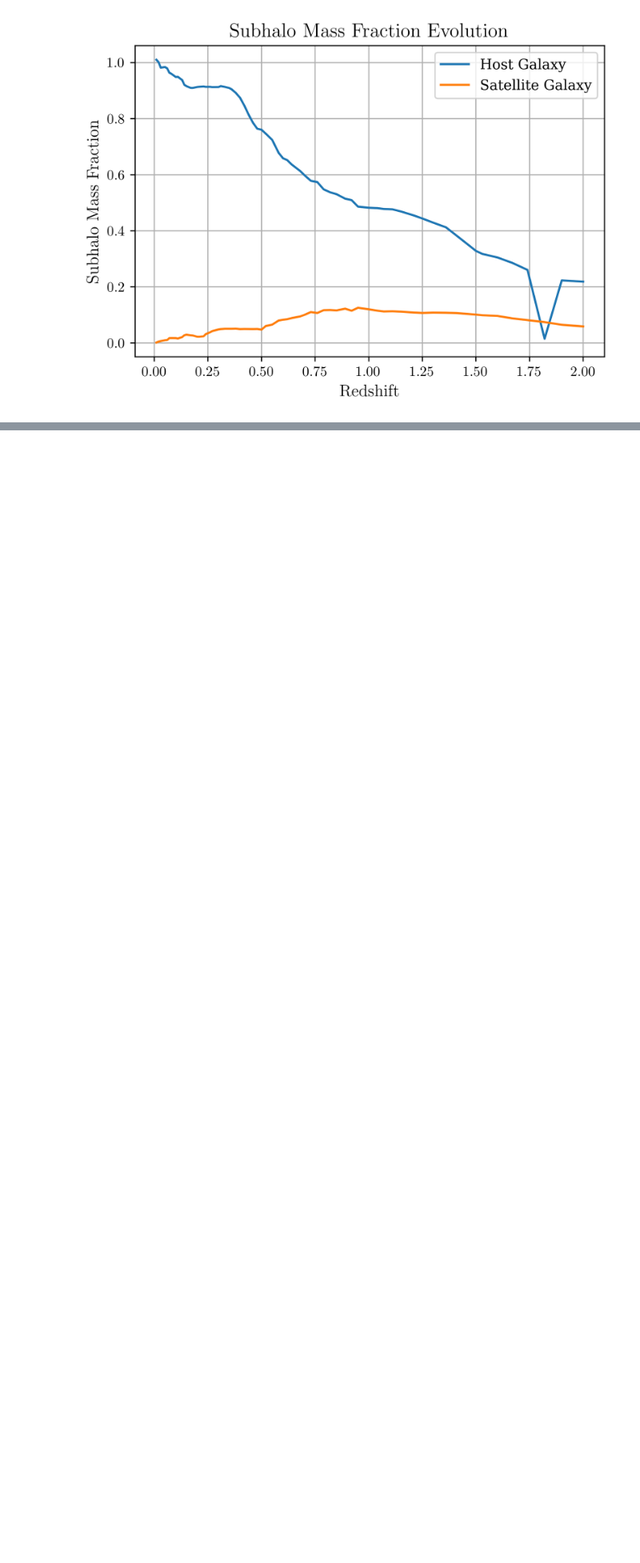
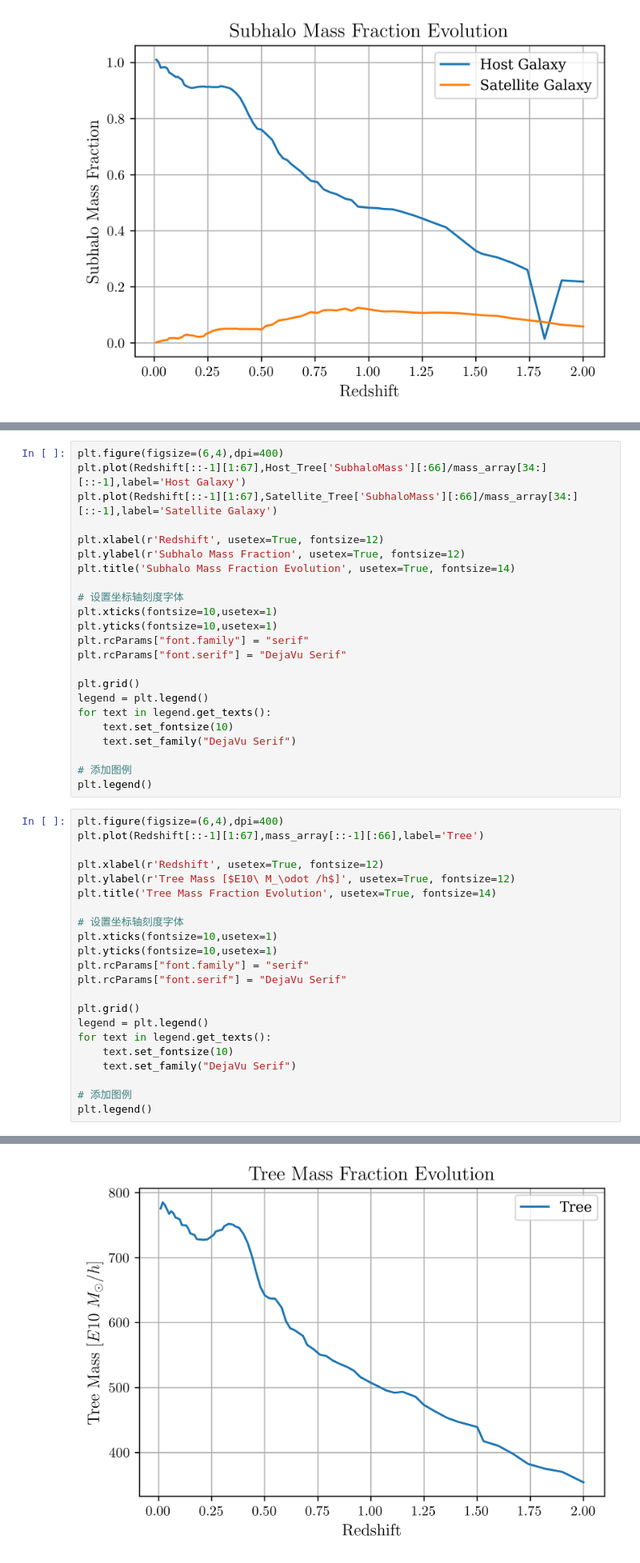
Before and after one commit to XingyaoCai/HI-Clumps, a Jupyter notebook: Mass_Fraction_Evolution_With_Radshift.ipynb, the cells around one changed output, grey strips where cells are left out. Shown at 80% size. Drawn from its saved outputs; the diff is of its cells as text; blank space fills up the shorter version.

```diff
--- a/Mass_Fraction_Evolution_With_Radshift.ipynb
+++ b/Mass_Fraction_Evolution_With_Radshift.ipynb
@@ -77,0 +87,46 @@ for Snapshot,Host_Index,Satellite_Index in zip(Host_Tree['SnapNum'][:66],Host_Tr
+# %%
+plt.figure(figsize=(6,4),dpi=400)
+plt.plot(Redshift[::-1][1:67],Host_Tree['SubhaloMass'][:66]/mass_array[34:][::-1],label='Host Galaxy')
+plt.plot(Redshift[::-1][1:67],Satellite_Tree['SubhaloMass'][:66]/mass_array[34:][::-1],label='Satellite Galaxy')
+
+plt.xlabel(r'Redshift', usetex=True, fontsize=12)
+plt.ylabel(r'Subhalo Mass Fraction', usetex=True, fontsize=12)
+plt.title('Subhalo Mass Fraction Evolution', usetex=True, fontsize=14)
+
+# 设置坐标轴刻度字体
+plt.xticks(fontsize=10,usetex=1)
+plt.yticks(fontsize=10,usetex=1)
+plt.rcParams["font.family"] = "serif"
+plt.rcParams["font.serif"] = "DejaVu Serif"
+
+plt.grid()
+legend = plt.legend()
+for text in legend.get_texts():
+    text.set_fontsize(10)
+    text.set_family("DejaVu Serif")
+
+# 添加图例
+plt.legend()
+# %%
+plt.figure(figsize=(6,4),dpi=400)
+plt.plot(Redshift[::-1][1:67],mass_array[::-1][:66],label='Tree')
+
+plt.xlabel(r'Redshift', usetex=True, fontsize=12)
+plt.ylabel(r'Tree Mass [$E10\ M_\odot /h$]', usetex=True, fontsize=12)
+plt.title('Tree Mass Fraction Evolution', usetex=True, fontsize=14)
+
+# 设置坐标轴刻度字体
+plt.xticks(fontsize=10,usetex=1)
+plt.yticks(fontsize=10,usetex=1)
+plt.rcParams["font.family"] = "serif"
+plt.rcParams["font.serif"] = "DejaVu Serif"
+
+plt.grid()
+legend = plt.legend()
+for text in legend.get_texts():
+    text.set_fontsize(10)
+    text.set_family("DejaVu Serif")
+
+# 添加图例
+plt.legend()
+# %% [output]
@@ -77,0 +134 @@ for Snapshot,Host_Index,Satellite_Index in zip(Host_Tree['SnapNum'][:66],Host_Tr
+[figure, added]
```
Also changed, not shown: parts of 23 cells of this notebook, 12 other files.
